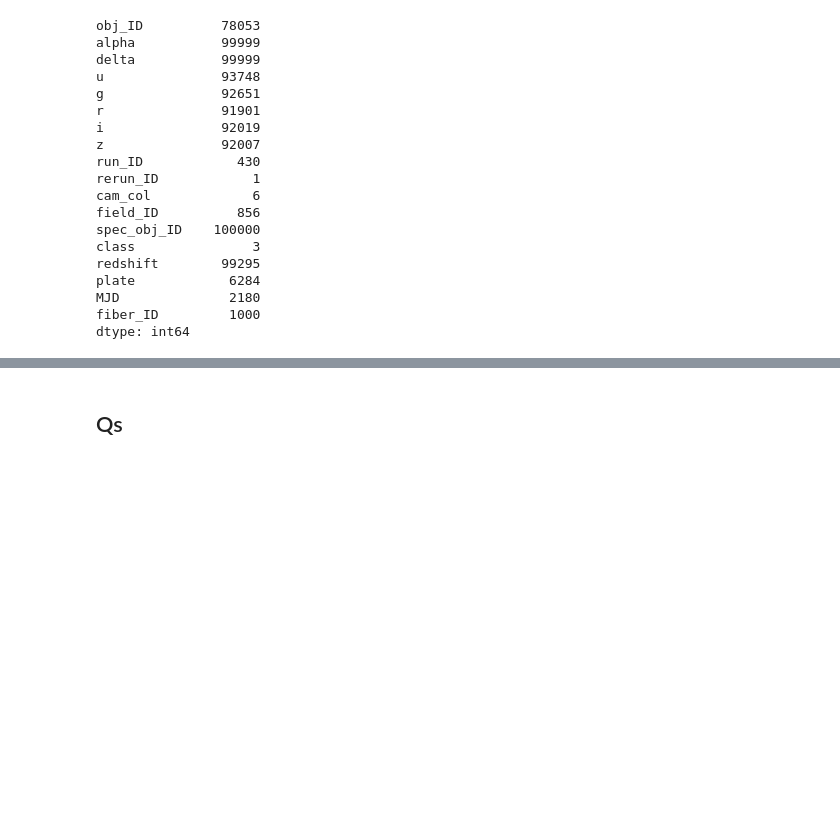
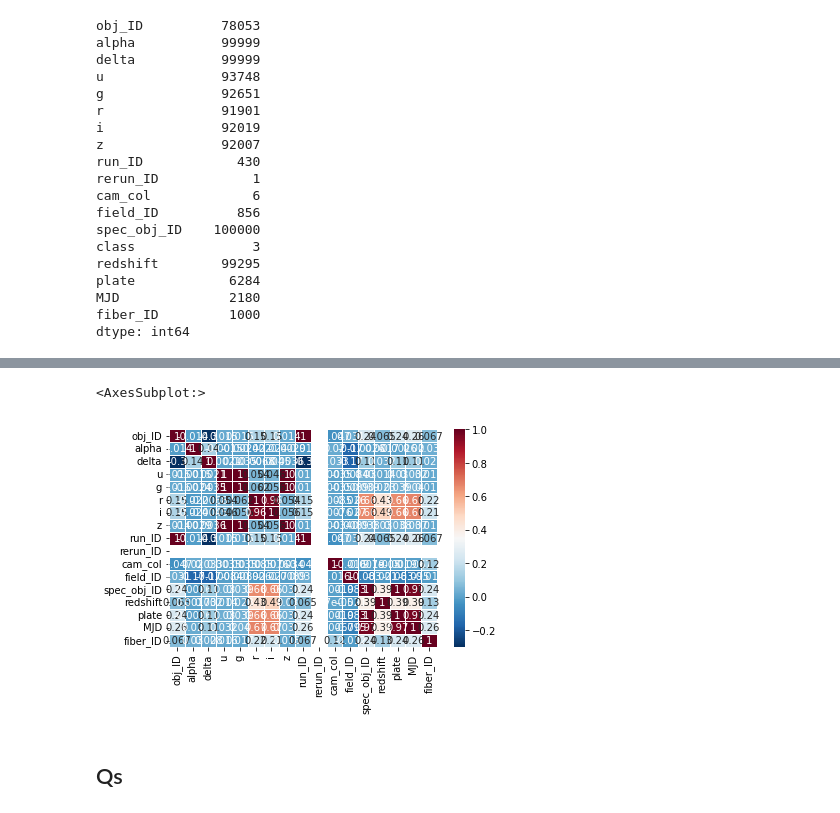
Before and after one commit to wonhee3472/Da_Vinci_Code, a Jupyter notebook: EDA/EDA_star.ipynb, the cells around one changed output, grey strips where cells are left out. Drawn from its saved outputs; the diff is of its cells as text; code cells hidden in the pictures; blank space fills up the shorter version.

```diff
--- a/EDA/EDA_star.ipynb
+++ b/EDA/EDA_star.ipynb
@@ -11,6 +12,6 @@ import numpy as np
 # %%
 #Read in csv as dataframe
-df = pd.read_csv("Resources/star.csv")
+df = pd.read_csv("Resources/star_classification.csv")
 df.head()
 # %% [output]
 |  | obj_ID | alpha | delta | u | g | r | i | z | run_ID | rerun_ID | cam_col | ... |
@@ -120,3 +121,7 @@ df.corr( )
 | plate | 0.239460 | -0.002554 | 0.112329 | 0.029997 | 0.039443 | 0.655243 | 0.661640 | 0.037813 | 0.239459 | NaN | -0.001949 | ... |
 | MJD | 0.262687 | 0.019943 | 0.107333 | 0.031997 | 0.040274 | 0.671180 | 0.672523 | 0.037469 | 0.262687 | NaN | -0.006745 | ... |
 | fiber_ID | 0.067178 | 0.030464 | 0.028250 | 0.016305 | 0.017470 | 0.223106 | 0.214787 | 0.014668 | 0.067165 | NaN | 0.121597 | ... |
+# %%
+pearsoncorr = df.corr(method="pearson")
+
+pearsoncorr
@@ -123,2 +147,12 @@ df.corr( )
+# %%
+sb.heatmap(pearsoncorr,
+           xticklabels=pearsoncorr.columns,
+           yticklabels=pearsoncorr.columns,
+           cmap="RdBu_r",
+           annot=True,
+           linewidth=0.8)
+# %% [output]
+<AxesSubplot:>
+[figure, added]
 # %% [markdown]
 ## Qs
```
Also changed, not shown: parts of 4 cells of this notebook, 1 other file.
